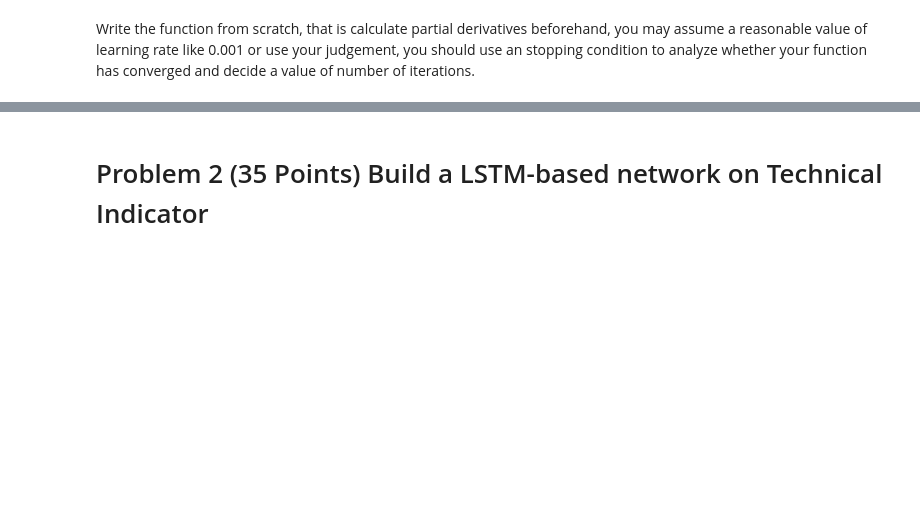
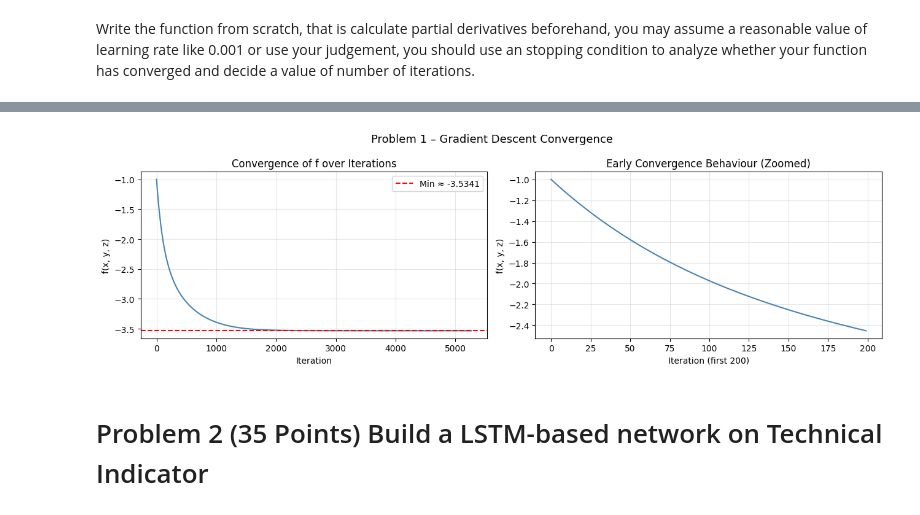
Before and after one commit to lshangro-png/MAT629_Midterm, a Jupyter notebook: Math629_Midterm_Coding_Winter_2026.ipynb, the cells around one changed output, grey strips where cells are left out. Drawn from its saved outputs; the diff is of its cells as text; code cells hidden in the pictures; blank space fills up the shorter version.

```diff
--- a/Math629_Midterm_Coding_Winter_2026.ipynb
+++ b/Math629_Midterm_Coding_Winter_2026.ipynb
@@ -16,0 +29,75 @@ Write the function from scratch, that is calculate partial derivatives beforehan
+# %%
+import numpy as np
+import matplotlib.pyplot as plt
+
+# ── Objective and gradient ──────────────────────────────────────────────
+def f(x, y, z):
+    """f(x,y,z) = x^2 + y^2 + z^2 + x - 2y - 3z - exp(-x^2-y^2-z^2)"""
+    return x**2 + y**2 + z**2 + x - 2*y - 3*z - np.exp(-x**2 - y**2 - z**2)
+
+def grad_f(x, y, z):
+    """Analytically computed partial derivatives."""
+    e = np.exp(-x**2 - y**2 - z**2)   # shared exponential term
+    df_dx = 2*x + 1 + 2*x*e
+    df_dy = 2*y - 2 + 2*y*e
+    df_dz = 2*z - 3 + 2*z*e
+    return df_dx, df_dy, df_dz
+
+# ── Gradient Descent ────────────────────────────────────────────────────
+def gradient_descent(x0=0.0, y0=0.0, z0=0.0,
+                     learning_rate=0.001, tol=1e-6, max_iter=100_000):
+    """
+    Gradient descent from initial point (x0, y0, z0).
+    Stops when the Euclidean step size < tol (convergence) or max_iter reached.
+    Returns: optimal (x, y, z), value history.
+    """
+    x, y, z = x0, y0, z0
+    history = [f(x, y, z)]
+
+    for iteration in range(max_iter):
+        gx, gy, gz = grad_f(x, y, z)
+
+        # Gradient step
+        x_new = x - learning_rate * gx
+        y_new = y - learning_rate * gy
+        z_new = z - learning_rate * gz
+
+        # Convergence check: norm of parameter update
+        step_size = np.sqrt((x_new - x)**2 + (y_new - y)**2 + (z_new - z)**2)
+        x, y, z = x_new, y_new, z_new
+        history.append(f(x, y, z))
+
+        if step_size < tol:
+            print(f"Converged after {iteration + 1} iterations.")
+            break
+    else:
+        print("Reached max iterations without full convergence.")
+
+    return x, y, z, history
+
+# ── Run ─────────────────────────────────────────────────────────────────
+x_min, y_min, z_min, history = gradient_descent()
+
+print(f"\nLocal minimum found at:")
+print(f"  x = {x_min:.6f}")
+print(f"  y = {y_min:.6f}")
+print(f"  z = {z_min:.6f}")
+print(f"  f(x,y,z) = {f(x_min, y_min, z_min):.6f}")
+print(f"  ||grad f|| = {np.linalg.norm(grad_f(x_min, y_min, z_min)):.2e}")
+
+# ── Convergence plot ─────────────────────────────────────────────────────
+fig, axes = plt.subplots(1, 2, figsize=(13, 4))
+
+axes[0].plot(history, lw=1.5, color='steelblue')
+axes[0].set_xlabel("Iteration"); axes[0].set_ylabel("f(x, y, z)")
+axes[0].set_title("Convergence of f over Iterations")
+axes[0].axhline(history[-1], color='red', ls='--', label=f"Min ≈ {history[-1]:.4f}")
+axes[0].legend(); axes[0].grid(True, alpha=0.3)
+
+axes[1].plot(history[:200], lw=1.5, color='steelblue')
+axes[1].set_xlabel("Iteration (first 200)"); axes[1].set_ylabel("f(x, y, z)")
+axes[1].set_title("Early Convergence Behaviour (Zoomed)"); axes[1].grid(True, alpha=0.3)
+
+plt.suptitle("Problem 1 – Gradient Descent Convergence", fontsize=13)
+plt.tight_layout(); plt.show()
+# %% [output]
@@ -17,3 +112,4 @@ Write the function from scratch, that is calculate partial derivatives beforehan
+[figure, added]
 # %% [markdown]
 #  Problem 2 (35 Points) Build a LSTM-based network on Technical Indicator
 # %% [markdown]
```
Also changed, not shown: parts of 2 cells of this notebook.
